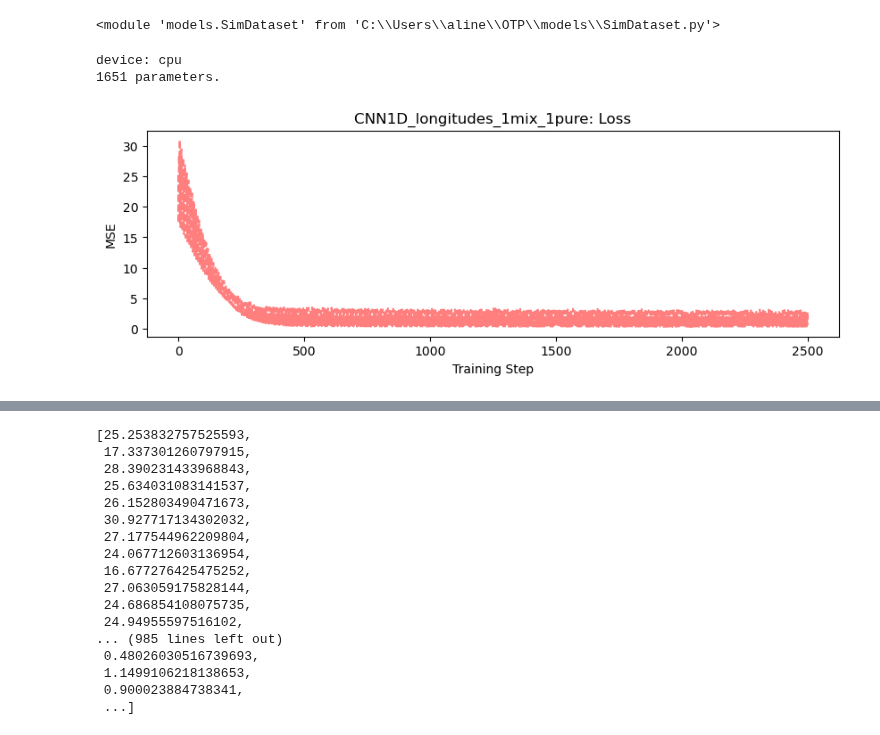
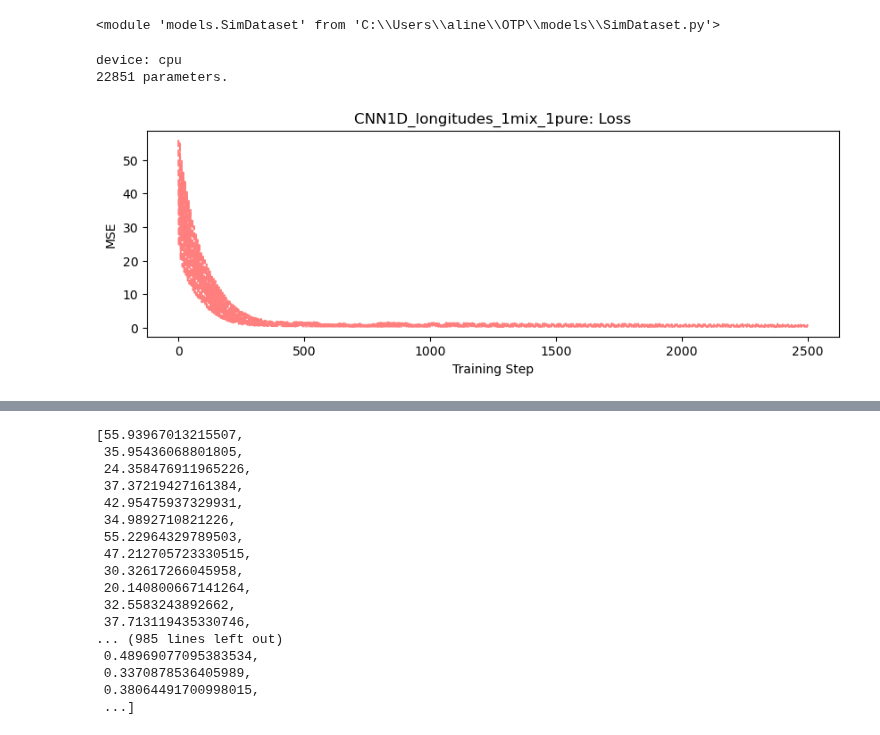
Before and after one commit to ai4er-cdt/OTP, a Jupyter notebook: notebooks/neural_networks.ipynb, the cells around one changed output, grey strips where cells are left out. Drawn from its saved outputs; the diff is of its cells as text; code cells hidden in the pictures.

```diff
--- a/notebooks/neural_networks.ipynb
+++ b/notebooks/neural_networks.ipynb
@@ -43,3 +47,25 @@ Data variables:
     trsp_z   (time, k, lat) float64 ...
     psi_moc  (time, k, lat) float64 ...
     moc      (time, lat) float64 ...
+# %%
+def convert_output_np_to_xr_dataset(output_np, inputs_xr):
+
+    data_array = xr.DataArray(output_np)
+
+    target_dataset = data_array[1, :].to_dataset(name='moc')
+    target_dataset = target_dataset.rename_dims({'dim_1': 'time'})
+    target_dataset = target_dataset.assign_coords(time=target_dataset['time'])
+
+    source_dataset = inputs_xr.isel(time=1)
+    for coord_name in ['longitude', 'latitude']:
+        target_dataset = target_dataset.assign_coords({coord_name: source_dataset[coord_name].values})
+
+    return target_dataset
+# %%
+#outputs = xr.open_dataset(f"{data_home}/streamfunctions_ecco/{lat}/PSI_residual{lat}.nc")
+outputs_file_path = f"{data_home}/ecco_data_minimal/{lat_str}_moc_density.pickle"
+with open(outputs_file_path, 'rb') as file:
+    outputs_np = pickle.load(file)
+    outputs = convert_output_np_to_xr_dataset(outputs_np, inputs)
+
+outputs
@@ -47,5 +82,5 @@ Data variables:
 date_range = (inputs.time.values[0], inputs.time.values[-1]) # grabbing start and end date for inputs
 date_range = tuple([str(d).split('T')[0] for d in date_range]) # extracting just the date, w/o time
 print('Date range to align to:', date_range)
-inputs, outputs = align_inputs_outputs(inputs, outputs, date_range = date_range)
+inputs, outputs = align_inputs_outputs(inputs, outputs, date_range = date_range, ecco=False)
 # %% [output]
@@ -54,7 +89,7 @@ Date range to align to: ('1992-01-16', '2015-12-16')
 # apply whatever preprocessing we want *before* calling reshape_inputs
 pp_data = apply_preprocessing(inputs,
                               mode="inputs",
-                              remove_season=True,
+                              remove_season=False,
                               remove_trend=True,
                               standardize=True,
                               lowpass=False)
@@ -65,7 +100,7 @@ pp_data_np = reshape_inputs(pp_data, keep_coords=["longitude", "time"])
 # MOC strength from data
 strength = apply_preprocessing(outputs,
                                mode="outputs",
-                               remove_season=True,
+                               remove_season=False,
                                remove_trend=True,
                                standardize=False,
                                lowpass=False)
@@ -110,23 +144,23 @@ importlib.reload(SimDataset)
 # %%
 dropout = 0.5
 n_pure_layers = 2
-n_mix_layers = 1
+n_mix_layers = 2
 n_features = 5
 n_channels = n_features * 5
-kernel_size = 5
+kernel_size = (5,5)
 
-model = CNN1D.CNN1D(
+model = CNN2D.CNN2D(
     n_pure_layers=n_pure_layers,
     n_mix_layers=n_mix_layers,
     n_features=n_features,
     n_channels=n_channels,
     kernel_size=kernel_size,
     dropout=dropout
 )
 
 save_dir = paths.MODELS_OUTPUT
 train.train_model(model, 'CNN1D_longitudes_1mix_1pure', Xt_train, Yt_train, save_dir=save_dir)
 # %% [output]
 device: cpu
-1651 parameters.
+22851 parameters.
-[figure, old version]
+[figure, new version]
@@ -134,21 +168,21 @@ final loss: 0.6425176680832054
 model saved to H:/.shortcut-targets-by-id/1wvJjD0RMTujKYaXQapEiGk-Mx03_KSin/GTC\ecco_models/saved_models/CNN1D_longitudes_1mix_1pure.pt
 loss curve saved to H:/.shortcut-targets-by-id/1wvJjD0RMTujKYaXQapEiGk-Mx03_KSin/GTC\ecco_models/loss_curves/CNN1D_longitudes_1mix_1pure.png
-[25.253832757525593,
- 17.337301260797915,
- 28.390231433968843,
- 25.634031083141537,
- 26.152803490471673,
- 30.927717134302032,
- 27.177544962209804,
- 24.067712603136954,
- 16.677276425475252,
- 27.063059175828144,
- 24.686854108075735,
- 24.94955597516102,
+[55.93967013215507,
+ 35.95436068801805,
+ 24.358476911965226,
+ 37.37219427161384,
+ 42.95475937329931,
+ 34.9892710821226,
+ 55.22964329789503,
+ 47.212705723330515,
+ 30.32617266045958,
+ 20.140800667141264,
+ 32.5583243892662,
+ 37.713119435330746,
 ... (985 lines left out)
- 0.48026030516739693,
- 1.1499106218138653,
- 0.900023884738341,
+ 0.48969077095383534,
+ 0.3370878536405989,
+ 0.38064491700998015,
  ...]
 # %%
 # Extracting all predictions in time order
```
Also changed, not shown: parts of 11 cells of this notebook, 2 other files.
